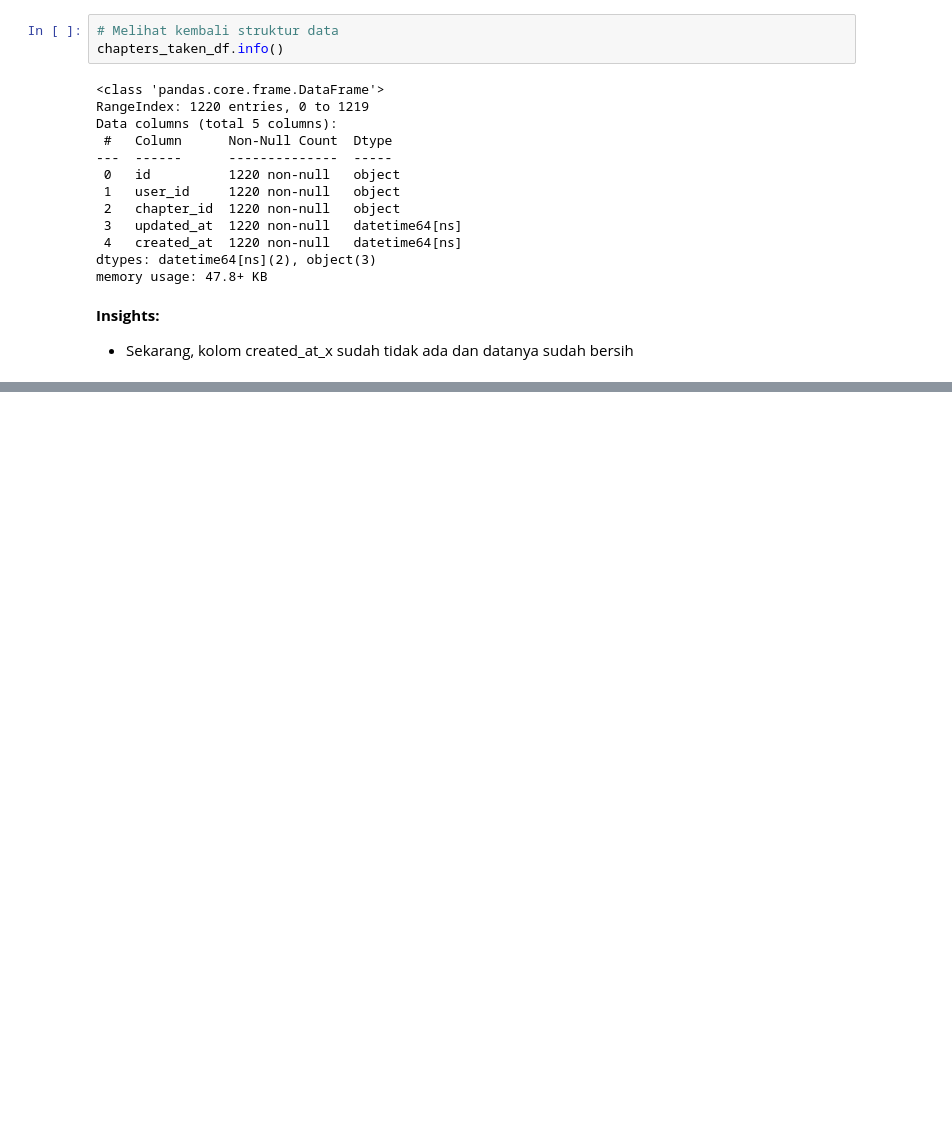
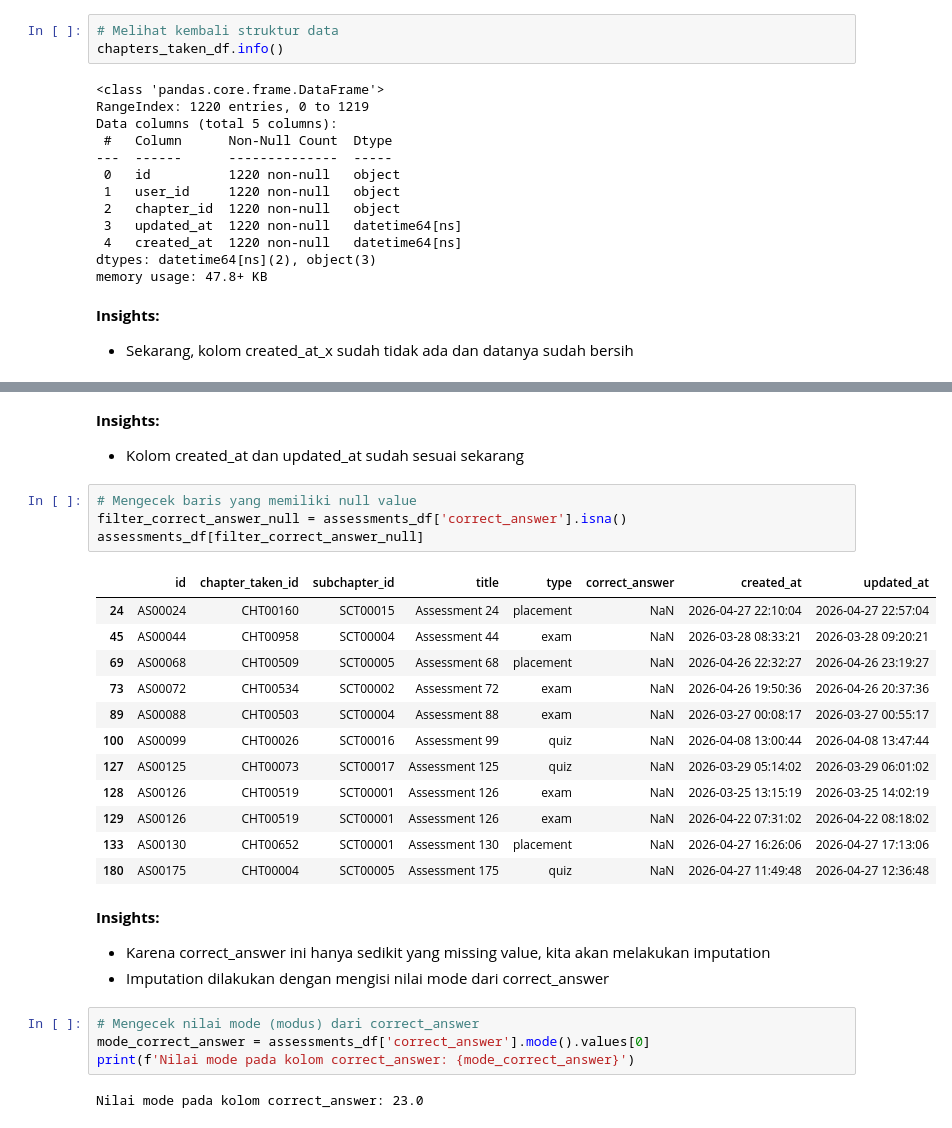
Before and after one commit to Farhan-Nawwafal/amati-app, a Jupyter notebook: data-science/notebooks/data_wrangling.ipynb, the cells around one changed output, grey strips where cells are left out. Cells and saved outputs as stored; diff of their text form; blank space fills up the shorter version.

```diff
--- a/data-science/notebooks/data_wrangling.ipynb
+++ b/data-science/notebooks/data_wrangling.ipynb
@@ -1265,0 +1351,30 @@ memory usage: 47.8+ KB
+# %% [markdown]
+**Insights:**
+- Kolom created_at dan updated_at sudah sesuai sekarang
+# %%
+# Mengecek baris yang memiliki null value
+filter_correct_answer_null = assessments_df['correct_answer'].isna()
+assessments_df[filter_correct_answer_null]
+# %% [output]
+|  | id | chapter_taken_id | subchapter_id | title | type | correct_answer | created_at | updated_at |
+| 24 | AS00024 | CHT00160 | SCT00015 | Assessment 24 | placement | NaN | 2026-04-27 22:10:04 | 2026-04-27 22:57:04 |
+| 45 | AS00044 | CHT00958 | SCT00004 | Assessment 44 | exam | NaN | 2026-03-28 08:33:21 | 2026-03-28 09:20:21 |
+| 69 | AS00068 | CHT00509 | SCT00005 | Assessment 68 | placement | NaN | 2026-04-26 22:32:27 | 2026-04-26 23:19:27 |
+| 73 | AS00072 | CHT00534 | SCT00002 | Assessment 72 | exam | NaN | 2026-04-26 19:50:36 | 2026-04-26 20:37:36 |
+| 89 | AS00088 | CHT00503 | SCT00004 | Assessment 88 | exam | NaN | 2026-03-27 00:08:17 | 2026-03-27 00:55:17 |
+| 100 | AS00099 | CHT00026 | SCT00016 | Assessment 99 | quiz | NaN | 2026-04-08 13:00:44 | 2026-04-08 13:47:44 |
+| 127 | AS00125 | CHT00073 | SCT00017 | Assessment 125 | quiz | NaN | 2026-03-29 05:14:02 | 2026-03-29 06:01:02 |
+| 128 | AS00126 | CHT00519 | SCT00001 | Assessment 126 | exam | NaN | 2026-03-25 13:15:19 | 2026-03-25 14:02:19 |
+| 129 | AS00126 | CHT00519 | SCT00001 | Assessment 126 | exam | NaN | 2026-04-22 07:31:02 | 2026-04-22 08:18:02 |
+| 133 | AS00130 | CHT00652 | SCT00001 | Assessment 130 | placement | NaN | 2026-04-27 16:26:06 | 2026-04-27 17:13:06 |
+| 180 | AS00175 | CHT00004 | SCT00005 | Assessment 175 | quiz | NaN | 2026-04-27 11:49:48 | 2026-04-27 12:36:48 |
+# %% [markdown]
+**Insights:**
+- Karena correct_answer ini hanya sedikit yang missing value, kita akan melakukan imputation
+- Imputation dilakukan dengan mengisi nilai mode dari correct_answer
+# %%
+# Mengecek nilai mode (modus) dari correct_answer
+mode_correct_answer = assessments_df['correct_answer'].mode().values[0]
+print(f'Nilai mode pada kolom correct_answer: {mode_correct_answer}')
+# %% [output]
+Nilai mode pada kolom correct_answer: 23.0
```
Also changed, not shown: parts of 76 cells of this notebook.
